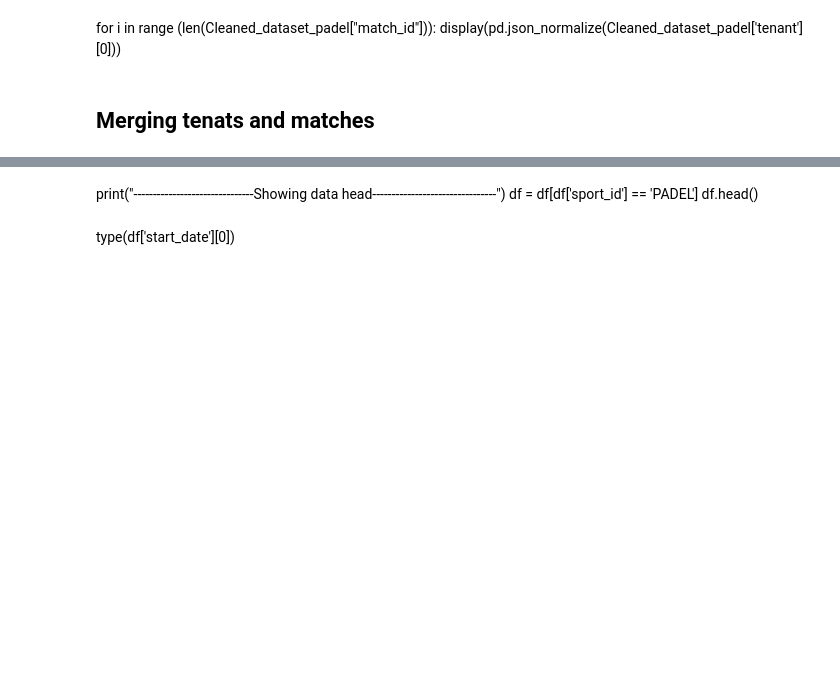
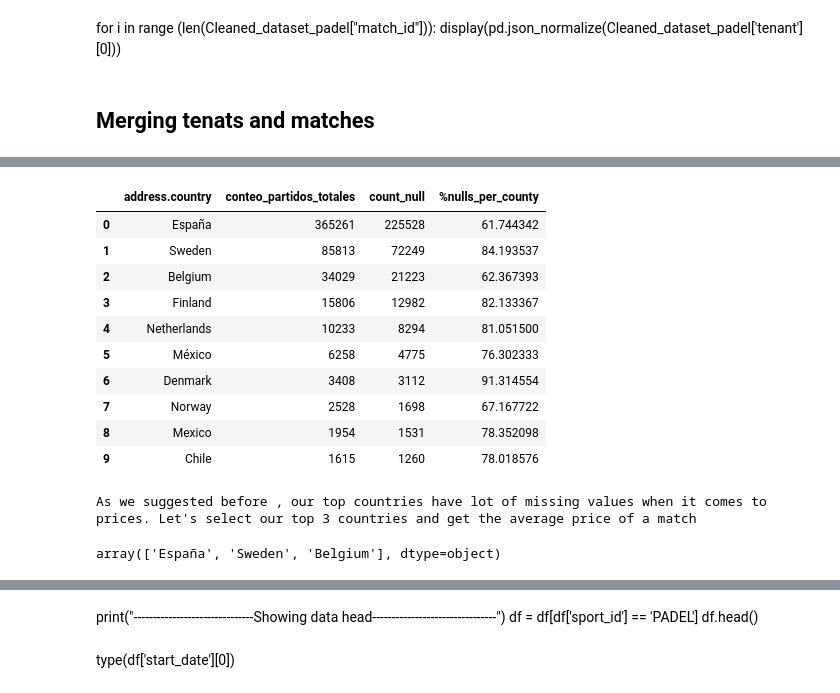
Before and after one commit to JCGlez93/Padel_project, a Jupyter notebook: Dataset_analysis.ipynb, the cells around one changed output, grey strips where cells are left out. Saved outputs shown, nothing was run; the diff lists cells and outputs as text; code cells hidden in the pictures; blank space fills up the shorter version.

```diff
--- a/Dataset_analysis.ipynb
+++ b/Dataset_analysis.ipynb
@@ -254,0 +326,4 @@ data.to_csv(fullpath+".csv", index=False)
+# %%
+df2 = dataframe.price.isnull().groupby(dataframe['address.country']).sum().astype(int).reset_index(name='count_null').sort_values( by = "count_null" , ascending= False)
+
+display(df2.head())
@@ -254,0 +337,3 @@ data.to_csv(fullpath+".csv", index=False)
+# %%
+group_country = dataframe.groupby(['address.country'])["match_id"].count().reset_index(name = "conteo_partidos_totales").sort_values( by = "conteo_partidos_totales" , ascending = False)
+group_country.head()
@@ -254,0 +347,5 @@ data.to_csv(fullpath+".csv", index=False)
+# %%
+null_dataframe = group_country.merge(df2,how= 'left', left_on='address.country', right_on='address.country',
+          suffixes=('_left', '_right'))
+
+display(null_dataframe.head())
@@ -254,0 +359,23 @@ data.to_csv(fullpath+".csv", index=False)
+# %%
+null_dataframe["%nulls_per_county"] = null_dataframe["count_null"] / null_dataframe["conteo_partidos_totales"] *100
+display (null_dataframe.sort_values( by= "conteo_partidos_totales", ascending = False ).head(10))
+print("As we suggested before , our top countries have lot of missing values when it comes to prices. Let's select our top 3 countries and get the average price of a match")
+# %% [output]
+|  | address.country | conteo_partidos_totales | count_null | %nulls_per_county |
+| 0 | España | 365261 | 225528 | 61.744342 |
+| 1 | Sweden | 85813 | 72249 | 84.193537 |
+| 2 | Belgium | 34029 | 21223 | 62.367393 |
+| 3 | Finland | 15806 | 12982 | 82.133367 |
+| 4 | Netherlands | 10233 | 8294 | 81.051500 |
+| 5 | México | 6258 | 4775 | 76.302333 |
+| 6 | Denmark | 3408 | 3112 | 91.314554 |
+| 7 | Norway | 2528 | 1698 | 67.167722 |
+| 8 | Mexico | 1954 | 1531 | 78.352098 |
+| 9 | Chile | 1615 | 1260 | 78.018576 |
+As we suggested before , our top countries have lot of missing values when it comes to prices. Let's select our top 3 countries and get the average price of a match
+# %%
+top_3_list = ['España','Sweden', 'Belgium']
+top_3= dataframe[dataframe['address.country'].isin(top_3_list)]
+top_3["address.country"].unique()
+# %% [output]
+array(['España', 'Sweden', 'Belgium'], dtype=object)
```
Also changed, not shown: parts of 18 cells of this notebook.
